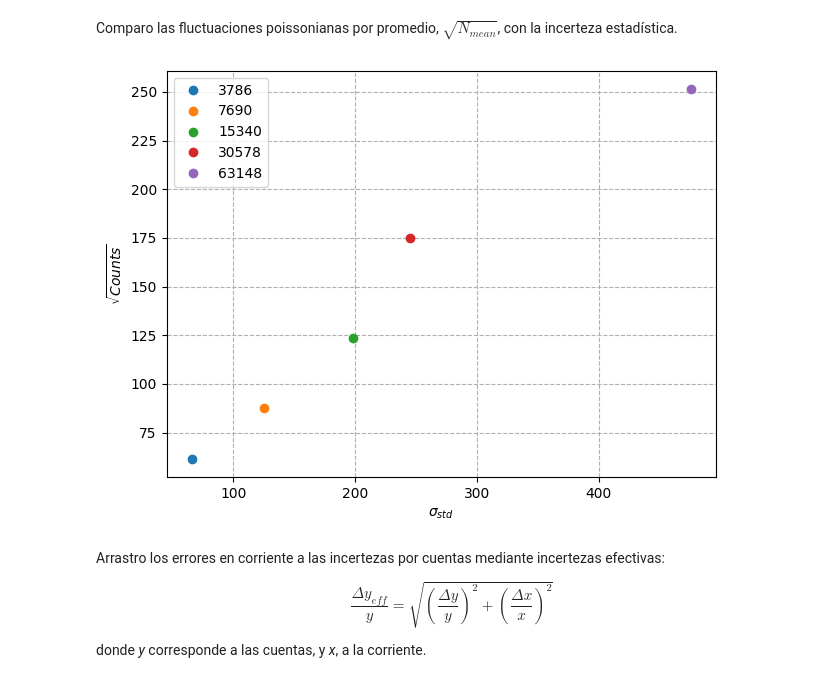
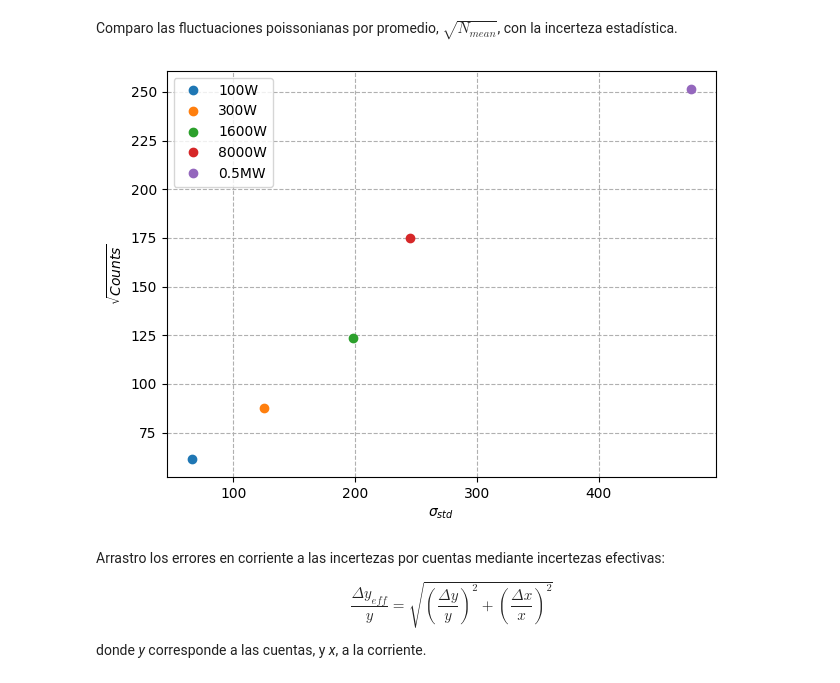
Before and after one commit to lexisantos/lintatpromptgamma, a Jupyter notebook: AnalisisLINT.ipynb, the cells around one changed output. Cells and saved outputs as stored; diff of their text form; code cells hidden in the pictures.

```diff
--- a/AnalisisLINT.ipynb
+++ b/AnalisisLINT.ipynb
@@ -67,7 +67,7 @@ _, current_M3_step = datos_sead.per_step('M3', path_step, power_list = Power_lis
 Llamo los datos del LINT, y le aplico el factor de corrección al promedio para mediciones repetidas con un período de sampleo menor a 1 segundo.
 # %%
 data_LINT = pylint.data_LINT(path_LINT_list =path_LINT_list, path_step = path_step, t_inicio=datos_sead.t_inicio, power_list= Power_list)
-data_LINT.apply_corr()
+data_LINT.corr_rep()
 # %% [markdown]
 ### Estudio de derivas
 # %% [markdown]
@@ -130,9 +130,9 @@ M2_avg = pylint.average_stable(t_SEAD_step, current_M2_step, stable_times)
 # %% [markdown]
 Comparo las fluctuaciones poissonianas por promedio, $\sqrt{N_{mean}}$, con la incerteza estadística.
 # %%
-pylint.fig_err(LINT_avg[:, 1][4:], LINT_avg[:, 0][4:], scale= 'linear')
+pylint.fig_err(LINT_avg[:, 1][4:], LINT_avg[:, 0][4:], scale= 'linear', power_list=Power_list)
 # %% [output]
-[figure, old version]
+[figure, new version]
 # %% [markdown]
 Arrastro los errores en corriente a las incertezas por cuentas mediante incertezas efectivas:
 
```
Also changed, not shown: parts of 8 cells of this notebook.
